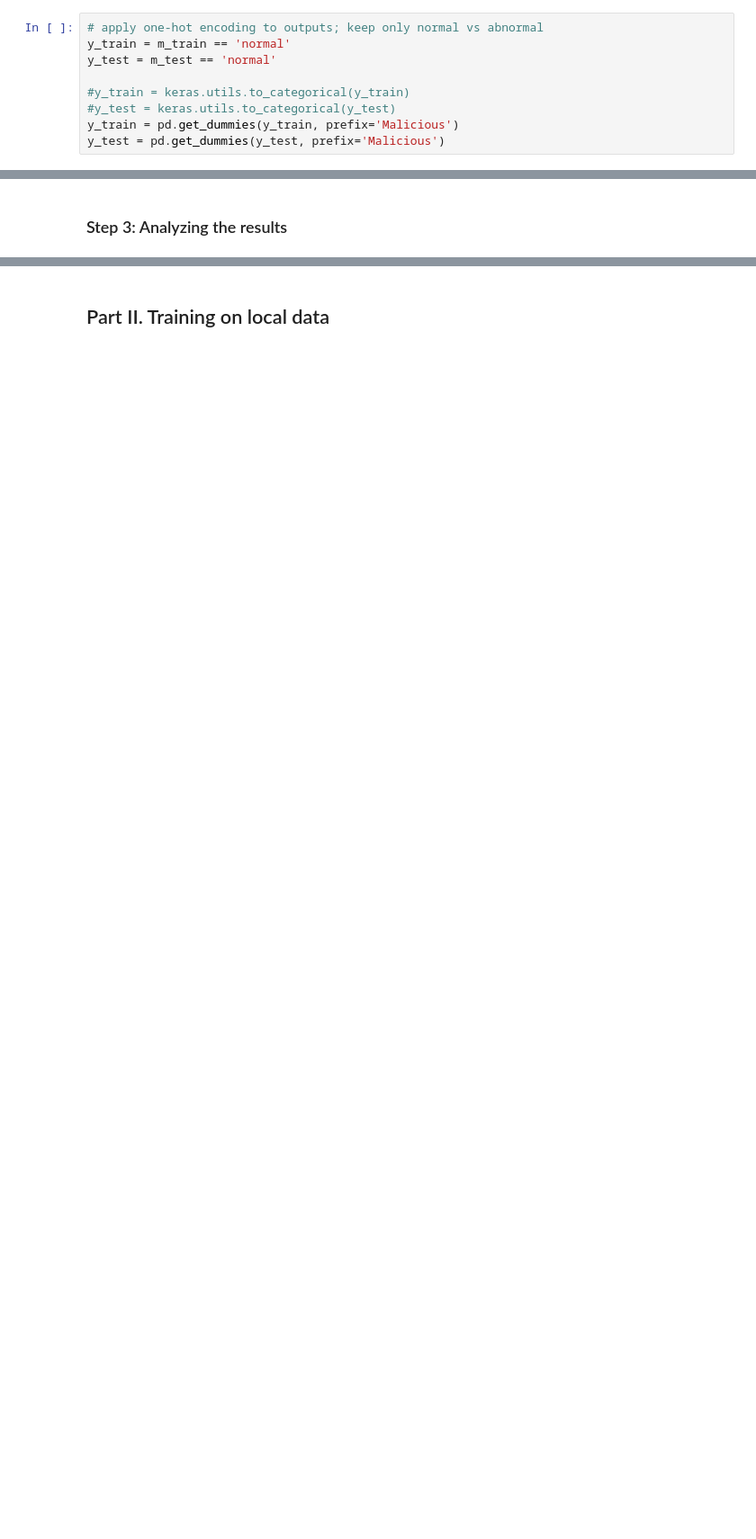
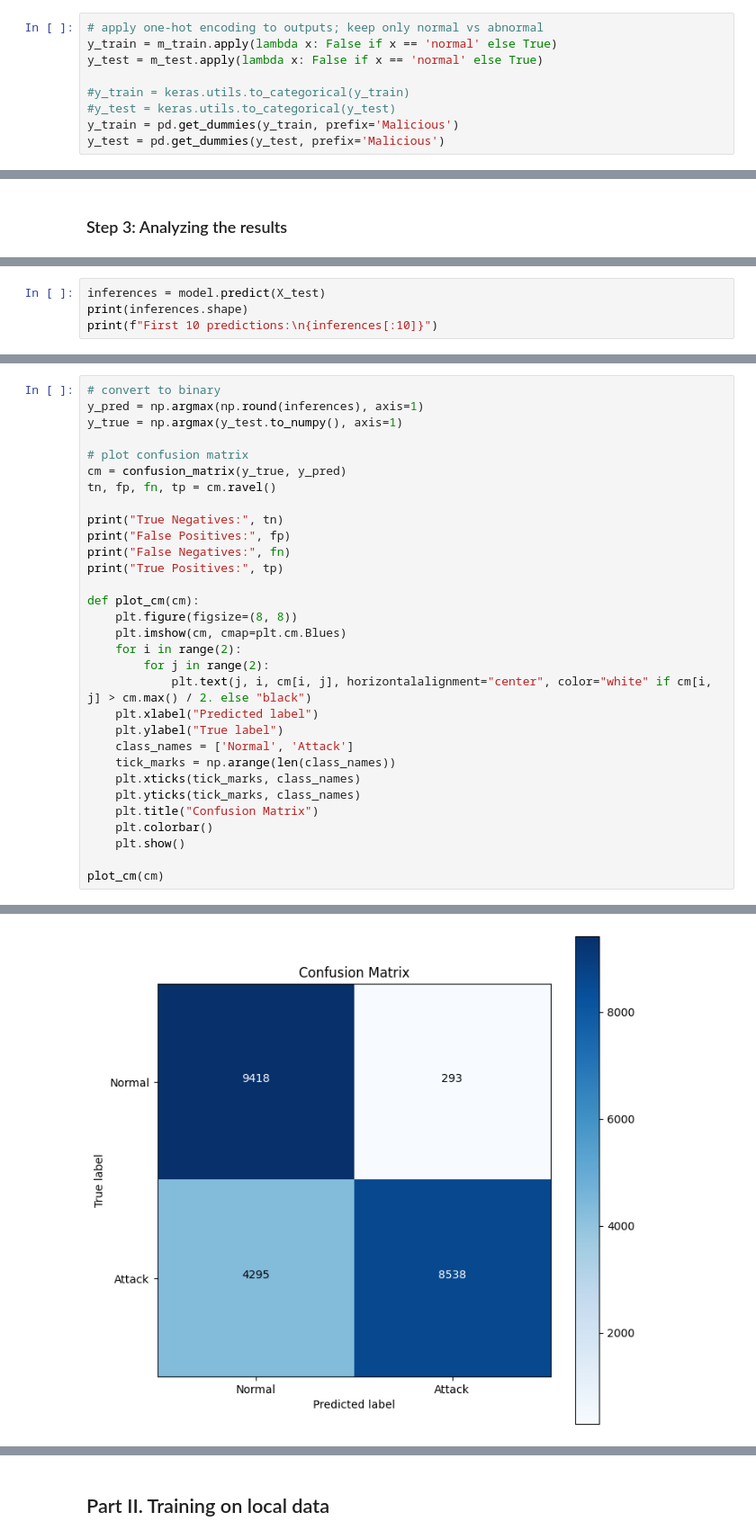
Before and after one commit to phdcybersec/teaching, a Jupyter notebook: tutorials/fl_for_ids_101.ipynb, the cells around one changed output, grey strips where cells are left out. Shown at 90% size. Cells and saved outputs as stored; diff of their text form; blank space fills up the shorter version.

```diff
--- a/tutorials/fl_for_ids_101.ipynb
+++ b/tutorials/fl_for_ids_101.ipynb
@@ -178,8 +192,8 @@ Name: label, dtype: int64
 We will focus on binary classification in this demonstration. Thus, we need to map the current labels to two classes: either benign or malicious. Since the ML model will only work with numerical values, benign becomes `0` and malicious `1`.
 # %%
 # apply one-hot encoding to outputs; keep only normal vs abnormal
-y_train = m_train == 'normal'
-y_test = m_test == 'normal'
+y_train = m_train.apply(lambda x: False if x == 'normal' else True)
+y_test = m_test.apply(lambda x: False if x == 'normal' else True)
 
 #y_train = keras.utils.to_categorical(y_train)
 #y_test = keras.utils.to_categorical(y_test)
@@ -221,0 +339,4 @@ TypeError: ignored
+# %%
+inferences = model.predict(X_test)
+print(inferences.shape)
+print(f"First 10 predictions:\n{inferences[:10]}")
@@ -221,0 +360,32 @@ TypeError: ignored
+# %%
+# convert to binary
+y_pred = np.argmax(np.round(inferences), axis=1)
+y_true = np.argmax(y_test.to_numpy(), axis=1)
+
+# plot confusion matrix
+cm = confusion_matrix(y_true, y_pred)
+tn, fp, fn, tp = cm.ravel()
+
+print("True Negatives:", tn)
+print("False Positives:", fp)
+print("False Negatives:", fn)
+print("True Positives:", tp)
+
+def plot_cm(cm):
+    plt.figure(figsize=(8, 8))
+    plt.imshow(cm, cmap=plt.cm.Blues)
+    for i in range(2):
+        for j in range(2):
+            plt.text(j, i, cm[i, j], horizontalalignment="center", color="white" if cm[i, j] > cm.max() / 2. else "black")
+    plt.xlabel("Predicted label")
+    plt.ylabel("True label")
+    class_names = ['Normal', 'Attack']
+    tick_marks = np.arange(len(class_names))
+    plt.xticks(tick_marks, class_names)
+    plt.yticks(tick_marks, class_names)
+    plt.title("Confusion Matrix")
+    plt.colorbar()
+    plt.show()
+
+plot_cm(cm)
+# %% [output]
@@ -221,0 +396 @@ TypeError: ignored
+[figure, added]
```
Also changed, not shown: parts of 43 cells of this notebook, 5 other files.
